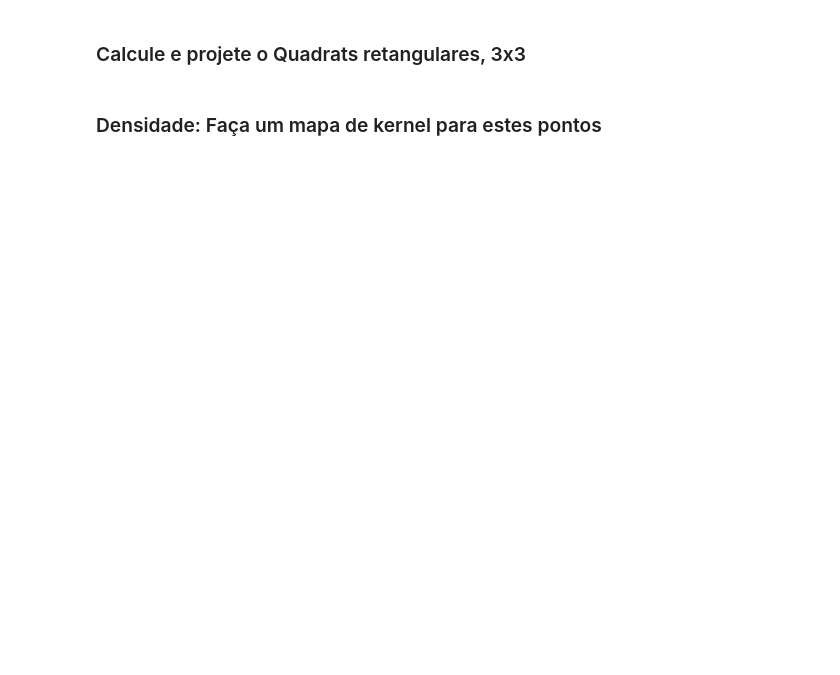
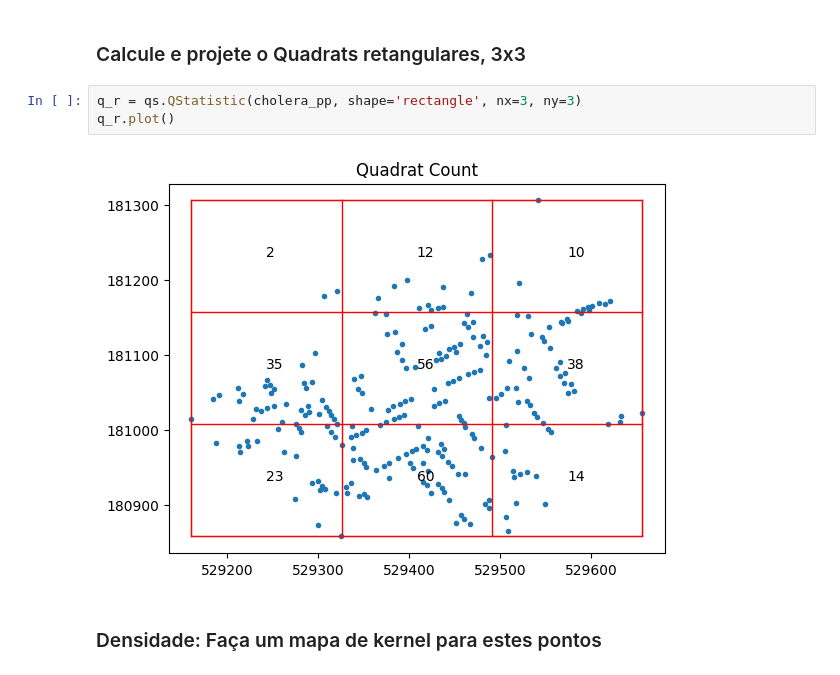
Before and after one commit to bert799/GeoRef, a Jupyter notebook: Notebooks/Alunos_ESDA_Exercício_John_Snow.ipynb, the cells around one changed output. Saved outputs shown, nothing was run; the diff lists cells and outputs as text; blank space fills up the shorter version.

```diff
--- a/Notebooks/Alunos_ESDA_Exercício_John_Snow.ipynb
+++ b/Notebooks/Alunos_ESDA_Exercício_John_Snow.ipynb
@@ -144,4 +156,9 @@ plt.show()
 # %% [markdown]
 ### Calcule e projete o Quadrats retangulares, 3x3
+# %%
+q_r = qs.QStatistic(cholera_pp, shape='rectangle', nx=3, ny=3)
+q_r.plot()
+# %% [output]
+[figure, added]
 # %% [markdown]
 ### Densidade: Faça um mapa de kernel para estes pontos
```
Also changed, not shown: parts of 5 cells of this notebook.
